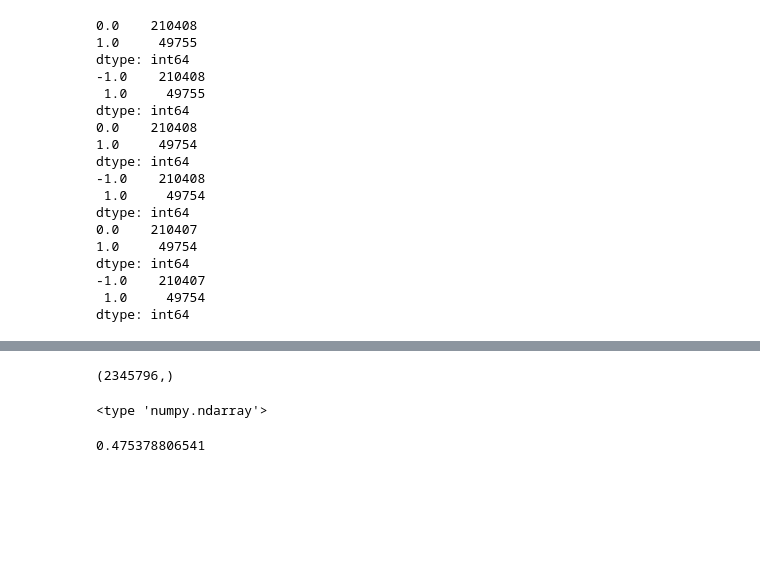
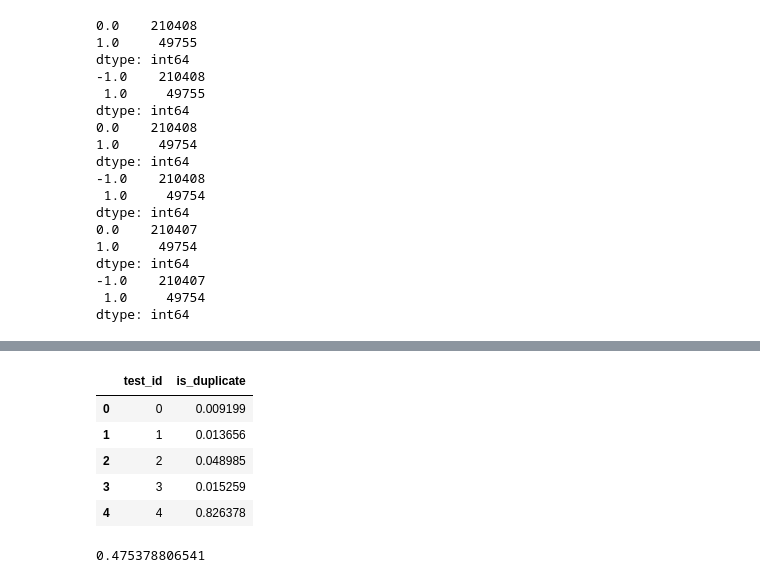
Before and after one commit to wernerchao/quora-duplicate, a Jupyter notebook: py2_xgb_jaccard_magic.ipynb, the cells around one changed output, grey strips where cells are left out. Drawn from its saved outputs; the diff is of its cells as text; code cells hidden in the pictures; blank space fills up the shorter version.

```diff
--- a/py2_xgb_jaccard_magic.ipynb
+++ b/py2_xgb_jaccard_magic.ipynb
@@ -475,11 +503,13 @@ from fastFM import sgd, mcmc
 from fastFM.datasets import make_user_item_regression
 
 
-train_fold1 = sparse.load_npz("./fm/x_train_fold1.npz")
-train_fold2 = sparse.load_npz("./fm/x_train_fold2.npz")
-validation_fold = sparse.load_npz("./fm/x_validation_fold.npz")
+train_fold1 = sparse.load_npz("../kaggle-quora/fm/x_train_fold1.npz")
+train_fold2 = sparse.load_npz("../kaggle-quora/fm/x_train_fold2.npz")
+validation_fold = sparse.load_npz("../kaggle-quora/fm/x_validation_fold.npz")
 
-y_train_fold1 = sparse.load_npz("./fm/y_train_fold1.npz")
-y_train_fold2 = sparse.load_npz("./fm/y_train_fold2.npz")
-y_validation_fold = sparse.load_npz("./fm/y_validation_fold.npz")
+y_train_fold1 = sparse.load_npz("../kaggle-quora/fm/y_train_fold1.npz")
+y_train_fold2 = sparse.load_npz("../kaggle-quora/fm/y_train_fold2.npz")
+y_validation_fold = sparse.load_npz("../kaggle-quora/fm/y_validation_fold.npz")
+
+X_test = sparse.load_npz('../kaggle-quora/fm/x_test.npz')
 # %%
@@ -595,10 +624,2 @@ log_loss(y_validation_fold.toarray().flatten(), fm_layer_1_val)
 pd.DataFrame(data={'fm_layer_1_train': fm_layer_1_train}).to_csv('./fm_layer_1_train.csv', index=False)
 pd.DataFrame(data={'fm_layer_1_val': fm_layer_1_val}).to_csv('./fm_layer_1_val.csv', index=False)
-# %%
-X_test = sparse.load_npz('./fm/x_test.npz')
-print(type(train_fold1))
-print(type(X_test))
-print(train_fold1.shape)
-print(X_test.shape)
-print(sparse.vstack((train_fold1, train_fold2), format='csr').shape)
-print(np.concatenate((y_labels_1, y_labels_2), axis=0).shape)
@@ -612,9 +626,11 @@ print(np.concatenate((y_labels_1, y_labels_2), axis=0).shape)
 # %%
 %%time
 
-val = fm_mcmc.fit_predict_proba(\
-                                sparse.vstack((train_fold1, train_fold2), format='csr'), \
-                                np.concatenate((y_labels_1, y_labels_2), axis=0), \
-                                validation_fold)
-log_loss(y_labels_val.flatten(), val)
+# Train on whole whole training set, and predict on test set
+fm_mcmc = mcmc.FMClassification(n_iter=30, init_stdev=0.2, rank=2)
+fm_layer_1_test = fm_mcmc.fit_predict_proba(\
+                                sparse.vstack((train_fold1, train_fold2, validation_fold), format='csr'), \
+                                np.concatenate((y_labels_1, y_labels_2, y_labels_val), axis=0), \
+                                X_test)
+fm_layer_1_test
 # %% [output]
@@ -642,12 +639,13 @@ Wall time: 1h 12min 6s
 # %%
 submission = pd.DataFrame()
-submission['test_id'] = X_test_stack.index.values
+submission['test_id'] = pd.read_csv('../kaggle-quora/data/test.csv').index.values
 submission['is_duplicate'] = fm_layer_1_test
-submission.to_csv('stack_xgb_fm.csv', index=False)
+print submission.head()
+submission.to_csv('submission_fm_layer_1_test_iter_30.csv', index=False)
 # %% [output]
-(2345796,)
+|  | test_id | is_duplicate |
+| 0 | 0 | 0.009199 |
+| 1 | 1 | 0.013656 |
+| 2 | 2 | 0.048985 |
+| 3 | 3 | 0.015259 |
+| 4 | 4 | 0.826378 |
-# %%
-print(type(fm_layer_1_test))
-pd.DataFrame(data={'fm_layer_1_test':fm_layer_1_test}).to_csv('./fm_layer_1_test.csv', index=False)
-# %% [output]
-<type 'numpy.ndarray'>
```
Also changed, not shown: parts of 17 cells of this notebook, 7 other files.
